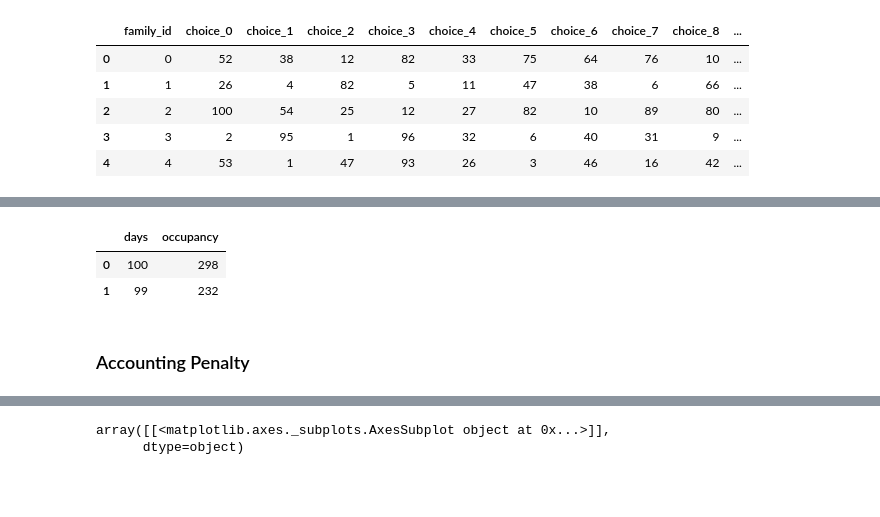
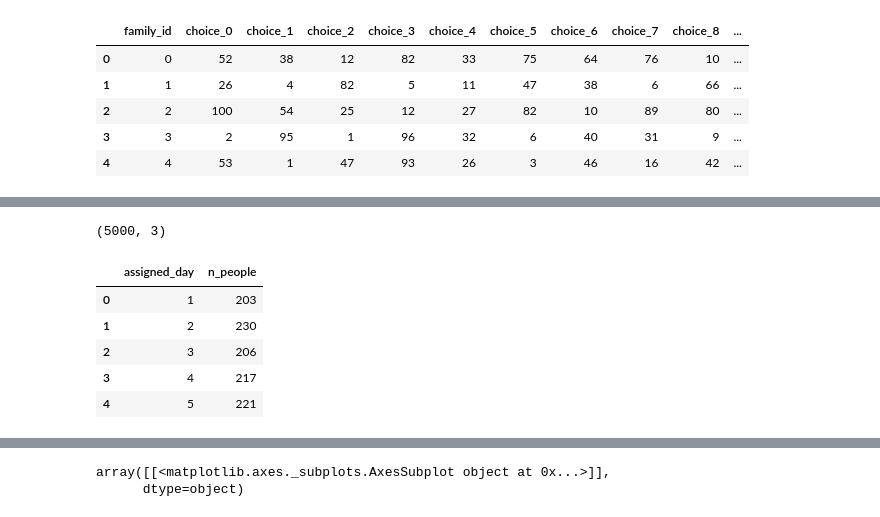
Before and after one commit to irfanijaz/kaggle-santa, a Jupyter notebook: santa-optimizer.ipynb, the cells around one changed output, grey strips where cells are left out. Cells and saved outputs as stored; diff of their text form; code cells hidden in the pictures; blank space fills up the shorter version.

```diff
--- a/santa-optimizer.ipynb
+++ b/santa-optimizer.ipynb
@@ -56,11 +62,3 @@ occu_df = pd.DataFrame(days)
 occu_df.columns=['days']
 occupancy = [random.randint(125,301) for x in range(100)]
 occu_df['occupancy']=occupancy
-# %%
-occu_df.head(2)
-# %% [output]
-|  | days | occupancy |
-| 0 | 100 | 298 |
-| 1 | 99 | 232 |
-# %% [markdown]
-### Accounting Penalty
@@ -81,2 +65,17 @@ def acct_pen(df):
+# %%
+sample_sub = pd.merge(sample, df[['family_id','n_people']], on='family_id', how='inner')
+sample_sub.shape
+# %% [output]
+(5000, 3)
+# %%
+occu_df = sample_sub.groupby('assigned_day')['n_people'].sum().reset_index()
+occu_df.head()
+# %% [output]
+|  | assigned_day | n_people |
+| 0 | 1 | 203 |
+| 1 | 2 | 230 |
+| 2 | 3 | 206 |
+| 3 | 4 | 217 |
+| 4 | 5 | 221 |
 # %%
 acct_cost=acct_pen(occu_df)
```
Also changed, not shown: parts of 18 cells of this notebook.
